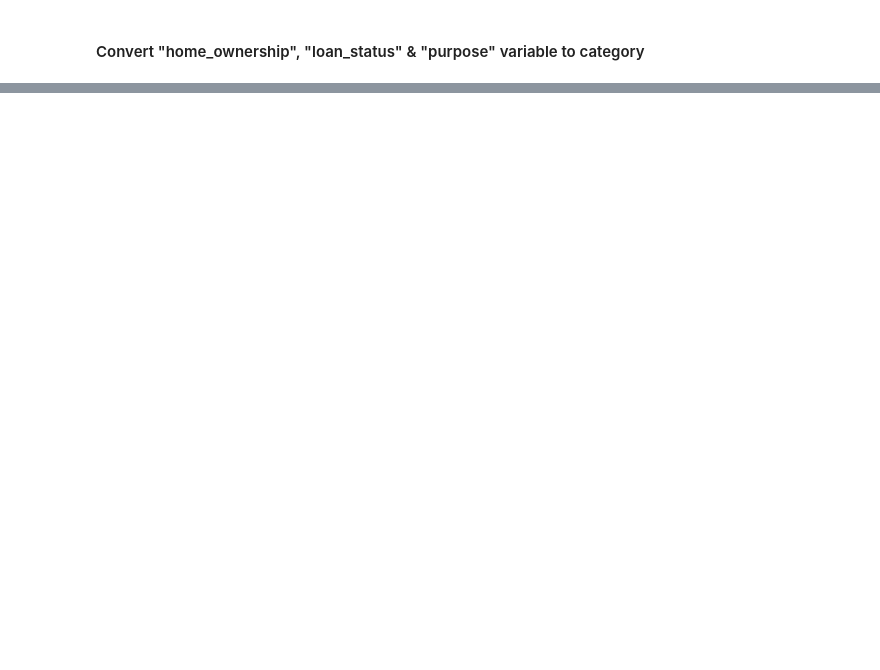
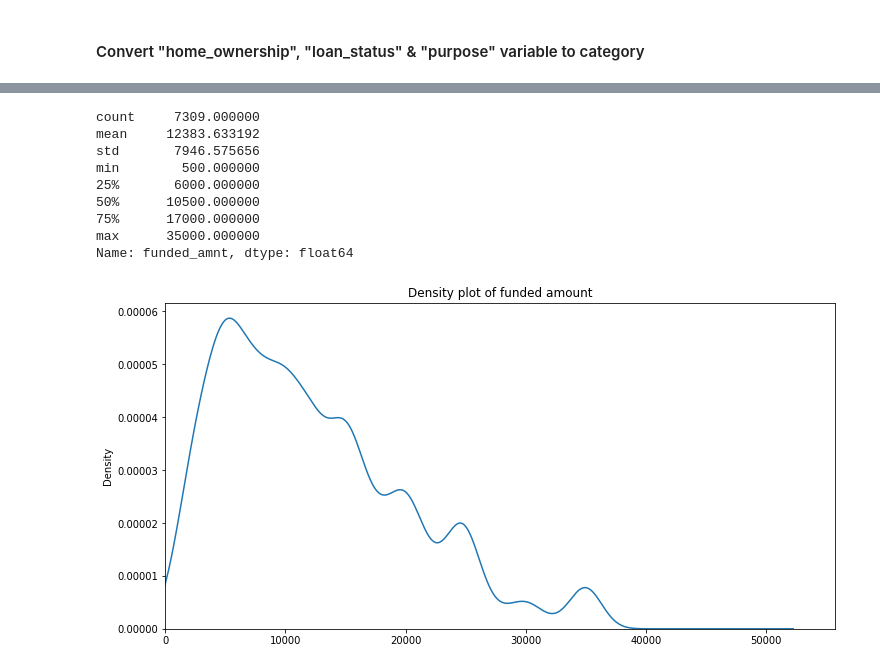
Before and after one commit to vkgpt11/Statistics-Probability-Using-Python, a Jupyter notebook: projects/Loan Approval based on applicant's profile.ipynb, the cells around one changed output, grey strips where cells are left out. Drawn from its saved outputs; the diff is of its cells as text; code cells hidden in the pictures; blank space fills up the shorter version.

```diff
--- a/projects/Loan Approval based on applicant's profile.ipynb
+++ b/projects/Loan Approval based on applicant's profile.ipynb
@@ -194,0 +334,14 @@ loan["loan_status"]=loan['loan_status'].astype('category')
+# %%
+loan['funded_amnt'].plot(kind='kde',title='Density plot of funded amount',figsize=(12, 6),xlim=0,ylim=0)
+print(loan['funded_amnt'].describe())
+# %% [output]
+count     7309.000000
+mean     12383.633192
+std       7946.575656
+min        500.000000
+25%       6000.000000
+50%      10500.000000
+75%      17000.000000
+max      35000.000000
+Name: funded_amnt, dtype: float64
+[figure, added]
```
Also changed, not shown: parts of 111 cells of this notebook, 4 other files.
